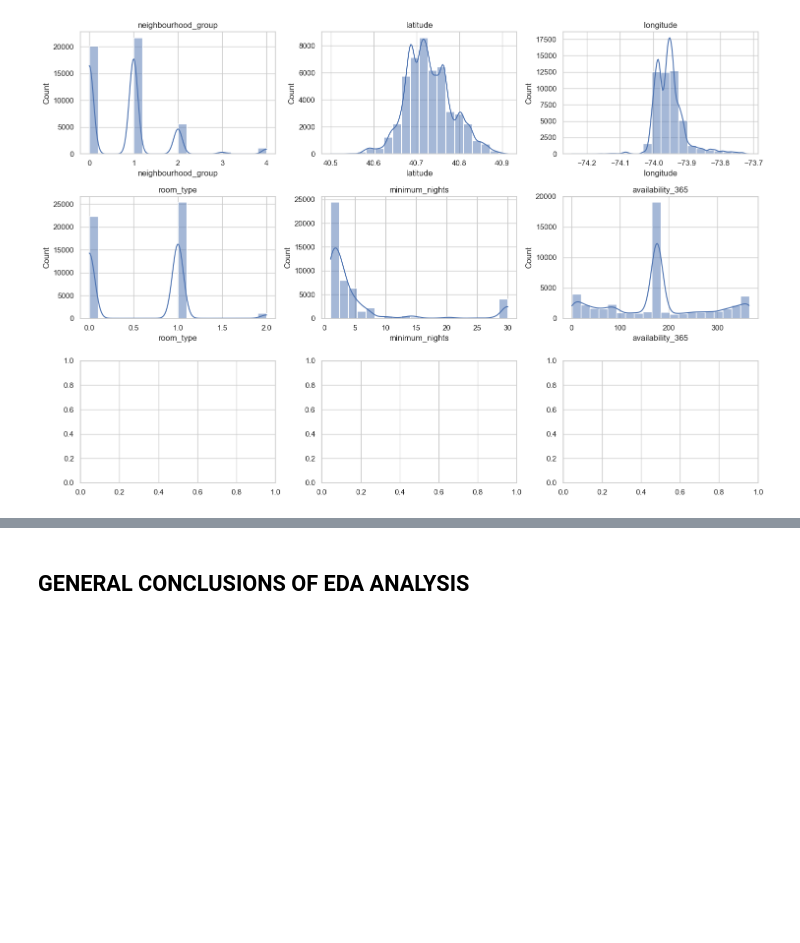
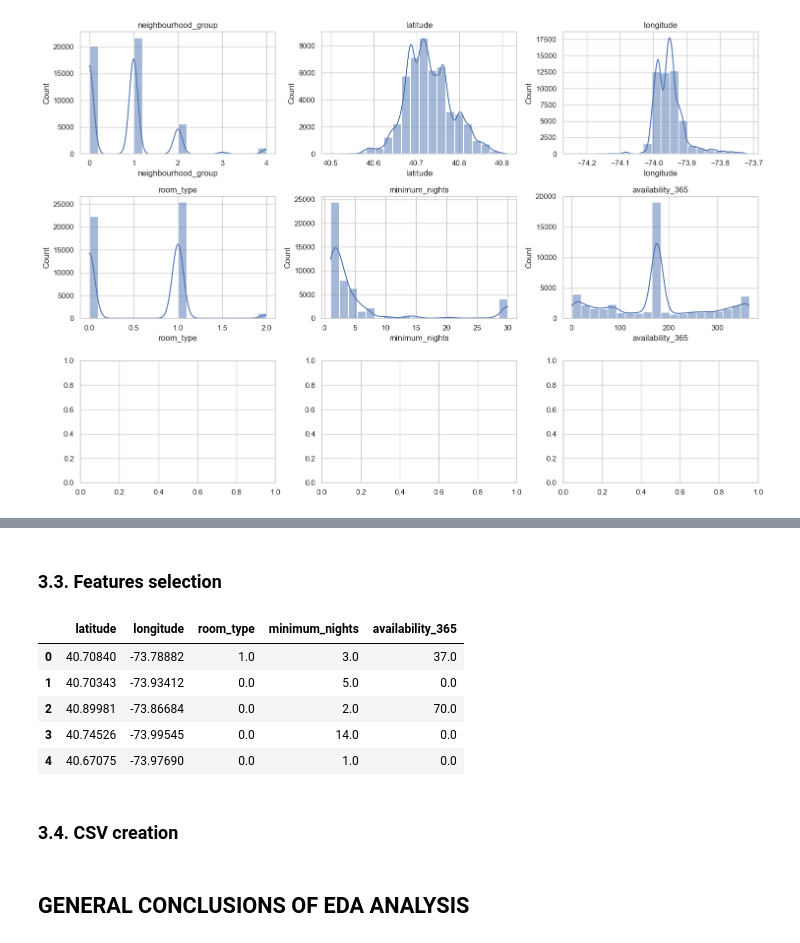
Before and after one commit to FEFO2/New-York-Aparment-Analysis, a Jupyter notebook: src/03_exploratory_data_analysis.ipynb, the cells around one changed output, grey strips where cells are left out. Saved outputs shown, nothing was run; the diff lists cells and outputs as text; code cells hidden in the pictures; blank space fills up the shorter version.

```diff
--- a/src/03_exploratory_data_analysis.ipynb
+++ b/src/03_exploratory_data_analysis.ipynb
@@ -265,0 +302,22 @@ _NOTE: Following the completion of the research, it is determined that there are
+# %% [markdown]
+### 3.3. Features selection
+# %%
+from sklearn.feature_selection import f_classif, SelectKBest
+
+# Con un valor de k = 5 queremos decir implícitamente que queremos eliminar 2 características del conjunto de datos
+selection_model = SelectKBest(f_classif, k = 5)
+selection_model.fit(X_train, y_train)
+ix = selection_model.get_support()
+X_train_sel = pd.DataFrame(selection_model.transform(X_train), columns = X_train.columns.values[ix])
+X_test_sel = pd.DataFrame(selection_model.transform(X_test), columns = X_test.columns.values[ix])
+
+X_train_sel.head()
+# %% [output]
+|  | latitude | longitude | room_type | minimum_nights | availability_365 |
+| 0 | 40.70840 | -73.78882 | 1.0 | 3.0 | 37.0 |
+| 1 | 40.70343 | -73.93412 | 0.0 | 5.0 | 0.0 |
+| 2 | 40.89981 | -73.86684 | 0.0 | 2.0 | 70.0 |
+| 3 | 40.74526 | -73.99545 | 0.0 | 14.0 | 0.0 |
+| 4 | 40.67075 | -73.97690 | 0.0 | 1.0 | 0.0 |
+# %% [markdown]
+### 3.4. CSV creation
```
Also changed, not shown: parts of 9 cells of this notebook.
